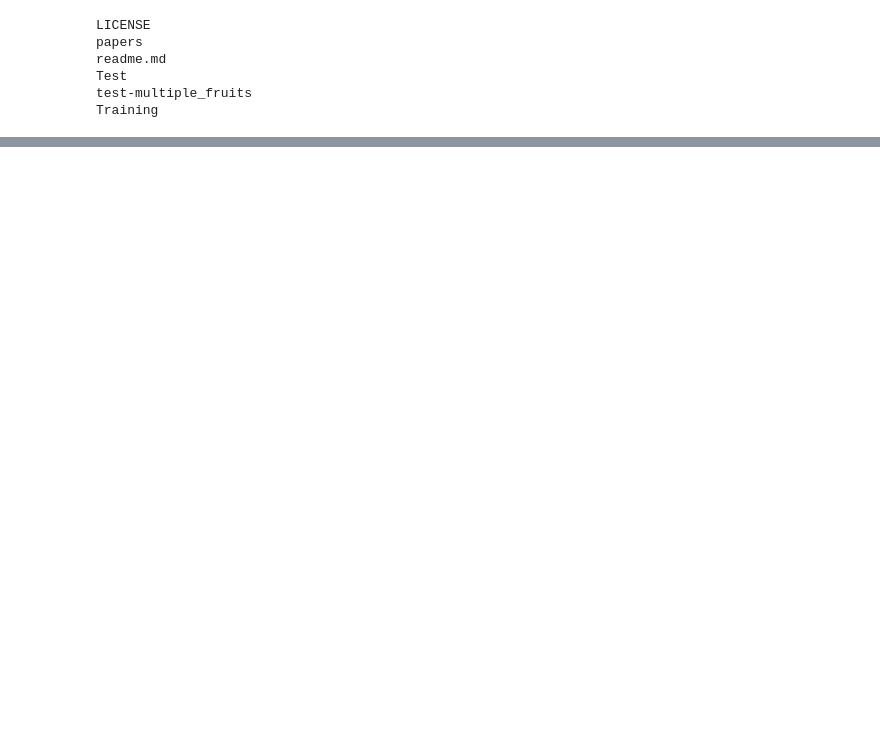
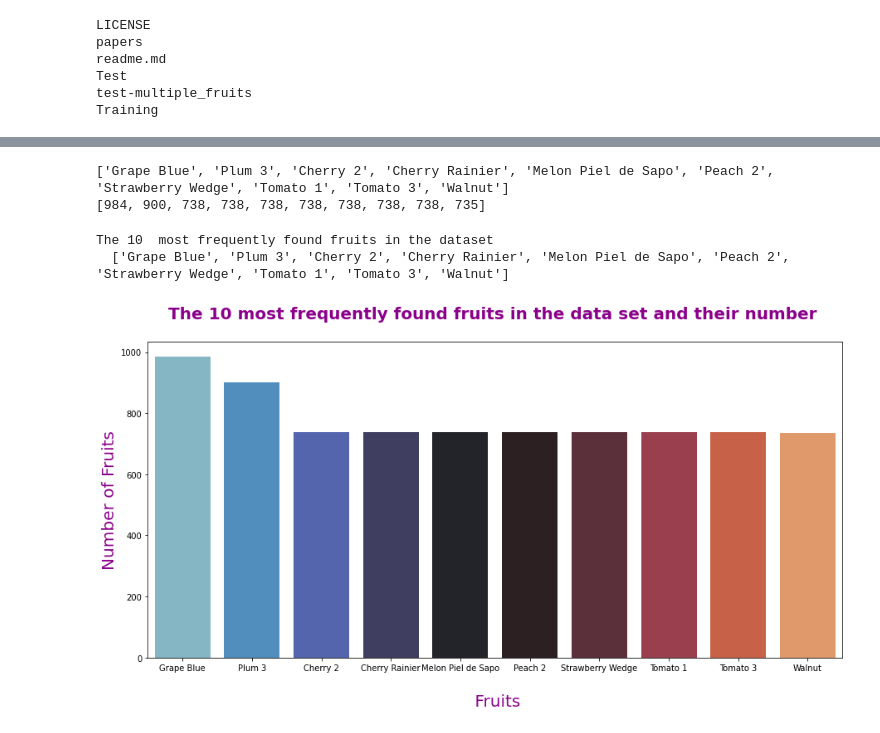
Before and after one commit to duyguaran/graduation_thesis, a Jupyter notebook: fruits.ipynb, the cells around one changed output, grey strips where cells are left out. Saved outputs shown, nothing was run; the diff lists cells and outputs as text; code cells hidden in the pictures; blank space fills up the shorter version.

```diff
--- a/fruits.ipynb
+++ b/fruits.ipynb
@@ -193,0 +45,18 @@ from sklearn.datasets import load_files
+# %%
+fruits
+fruits_image = []
+import os
+for i in os.listdir(train):
+    for image_filename in os.listdir(train + i):
+        fruits.append(i) # name of the fruit
+        fruits_image.append(i + '/' + image_filename) # image of the fruit
+# it takes about 1 min
+# %%
+fruits_train = pd.DataFrame(fruits, columns=["Fruits Name"])
+fruits_train["Fruits Image"] = fruits_image
+# %%
+from collections import Counter
+newData = Counter(fruits_train["Fruits Name"])
+common_fruits = newData.most_common(10)
+print("The 10 most frequently found fruits in the data set and their number")
+common_fruits
@@ -193,0 +75,24 @@ from sklearn.datasets import load_files
+# %%
+x,y = zip(*common_fruits)
+x,y = list(x),list(y)
+# %%
+print(x)
+print(y)
+# %% [output]
+['Grape Blue', 'Plum 3', 'Cherry 2', 'Cherry Rainier', 'Melon Piel de Sapo', 'Peach 2', 'Strawberry Wedge', 'Tomato 1', 'Tomato 3', 'Walnut']
+[984, 900, 738, 738, 738, 738, 738, 738, 738, 735]
+# %%
+print("The 10  most frequently found fruits in the dataset\n ", x)
+# %% [output]
+The 10  most frequently found fruits in the dataset
+  ['Grape Blue', 'Plum 3', 'Cherry 2', 'Cherry Rainier', 'Melon Piel de Sapo', 'Peach 2', 'Strawberry Wedge', 'Tomato 1', 'Tomato 3', 'Walnut']
+# %%
+plt.figure(figsize=(15,7))
+ax= sns.barplot(x=x, y=y, palette="icefire")
+plt.xlabel('\n Fruits',fontsize=20,color="darkmagenta")
+plt.ylabel('Number of Fruits',fontsize=20,color="darkmagenta")
+plt.xticks(rotation = 0)
+plt.title('The 10 most frequently found fruits in the data set and their number \n',color="darkmagenta",fontsize=20,fontweight = 'bold')
+plt.show()
+# %% [output]
+[figure, added]
```
Also changed, not shown: parts of 36 cells of this notebook.
